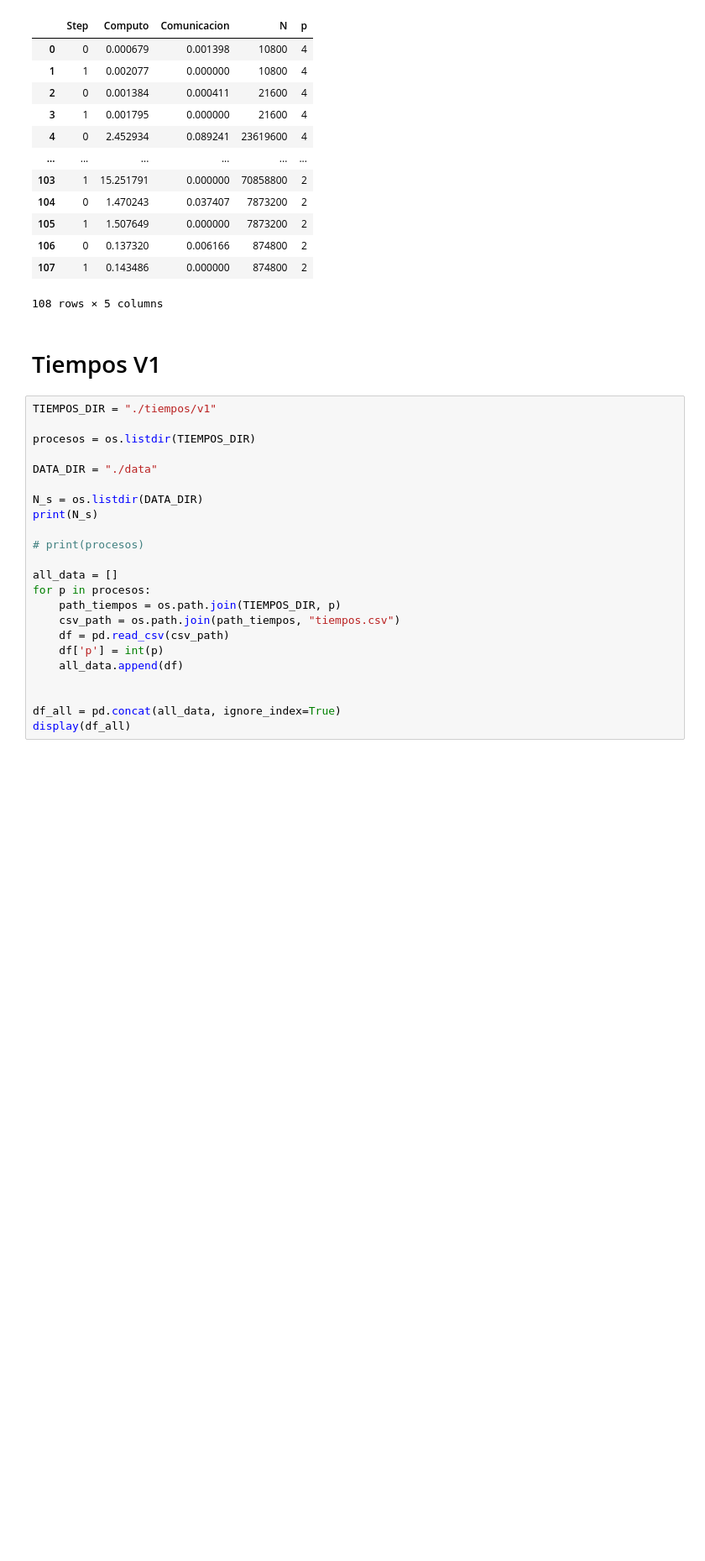
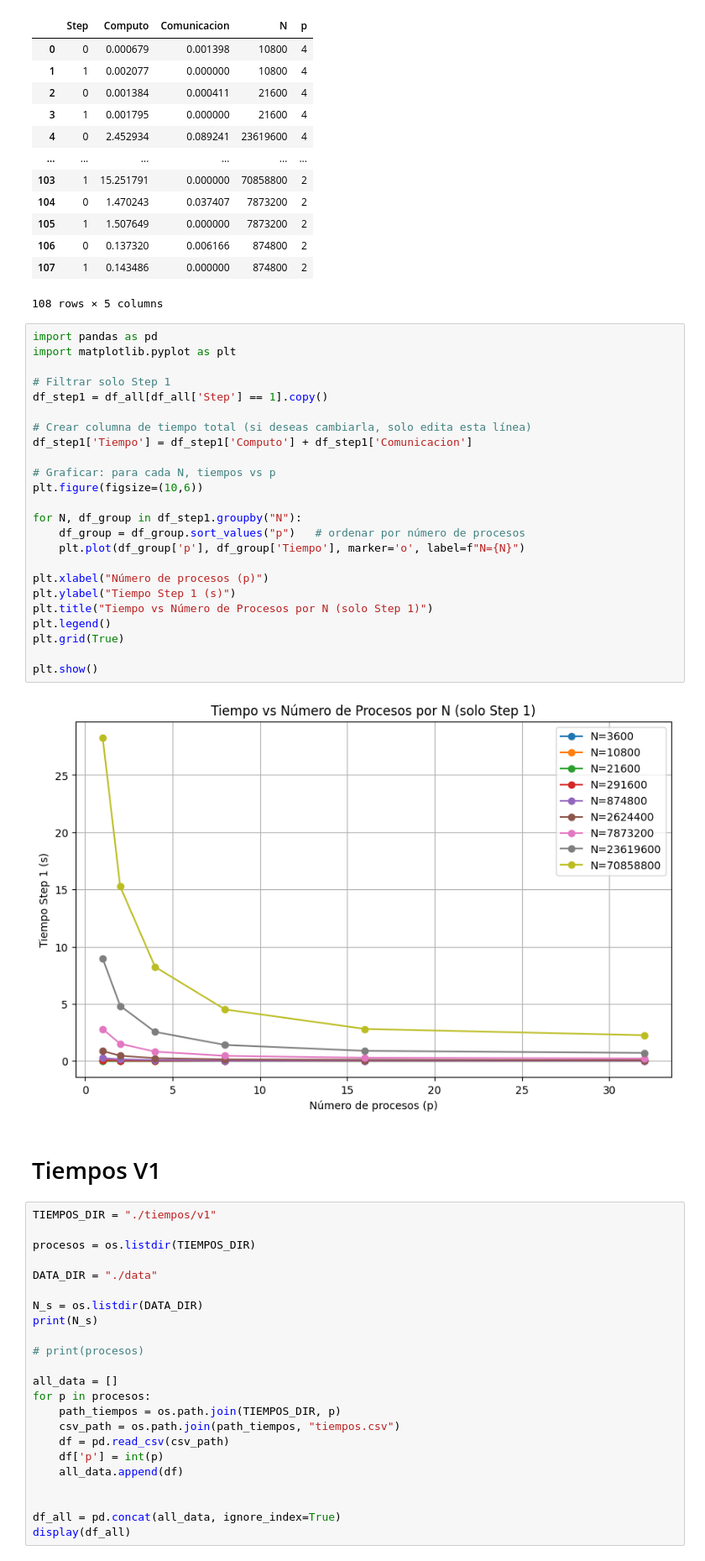
Before and after one commit to marcelino123455/ProyectoParalela, a Jupyter notebook: graficador.ipynb, the cells around one changed output. Shown at 84% size. Saved outputs shown, nothing was run; the diff lists cells and outputs as text; blank space fills up the shorter version.

Commit message:
graphs

```diff
--- a/graficador.ipynb
+++ b/graficador.ipynb
@@ -42,6 +42,32 @@ display(df_all)
 | 106 | 0 | 0.137320 | 0.006166 | 874800 | 2 |
 | 107 | 1 | 0.143486 | 0.000000 | 874800 | 2 |
 108 rows × 5 columns
+# %%
+import pandas as pd
+import matplotlib.pyplot as plt
+
+# Filtrar solo Step 1
+df_step1 = df_all[df_all['Step'] == 1].copy()
+
+# Crear columna de tiempo total (si deseas cambiarla, solo edita esta línea)
+df_step1['Tiempo'] = df_step1['Computo'] + df_step1['Comunicacion']
+
+# Graficar: para cada N, tiempos vs p
+plt.figure(figsize=(10,6))
+
+for N, df_group in df_step1.groupby("N"):
+    df_group = df_group.sort_values("p")   # ordenar por número de procesos
+    plt.plot(df_group['p'], df_group['Tiempo'], marker='o', label=f"N={N}")
+
+plt.xlabel("Número de procesos (p)")
+plt.ylabel("Tiempo Step 1 (s)")
+plt.title("Tiempo vs Número de Procesos por N (solo Step 1)")
+plt.legend()
+plt.grid(True)
+
+plt.show()
+# %% [output]
+[figure, added]
 # %% [markdown]
 # Tiempos V1
 # %%
```
